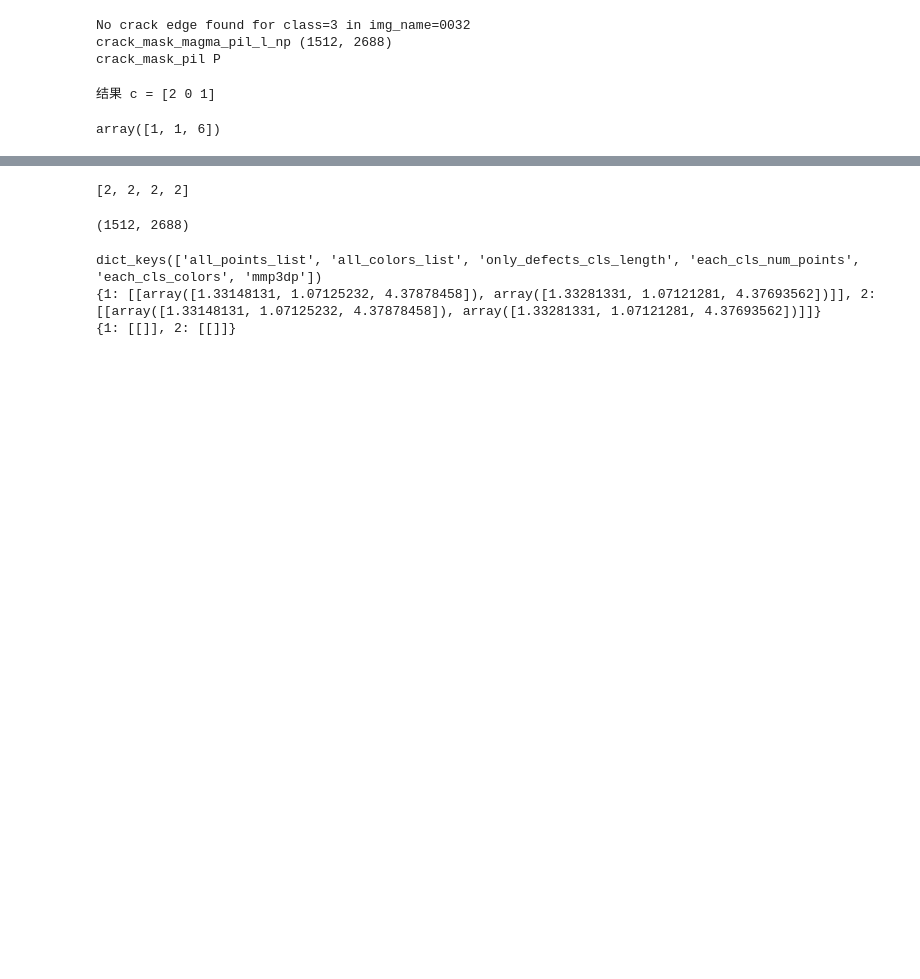
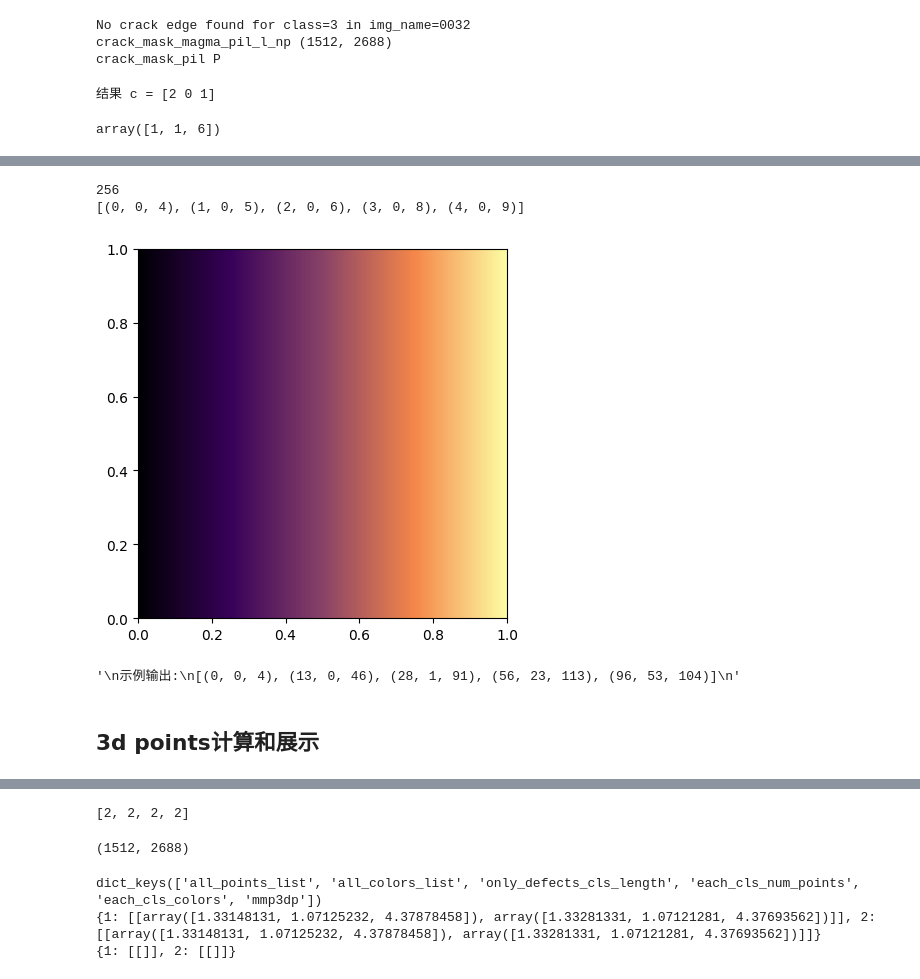
Before and after one commit to konglingxue123/2d-gaussian-splatting, a Jupyter notebook: tools/提取裂缝骨架-法向-宽度-交点到npy.ipynb, the cells around one changed output, grey strips where cells are left out. Cells and saved outputs as stored; diff of their text form; code cells hidden in the pictures; blank space fills up the shorter version.

```diff
--- a/tools/提取裂缝骨架-法向-宽度-交点到npy.ipynb
+++ b/tools/提取裂缝骨架-法向-宽度-交点到npy.ipynb
@@ -880,0 +878,58 @@ np.vstack((demo_one, np.array(cls_center_opints_dict[1][0]))).shape[0]: 315
+# %%
+def get_magma_color(t):
+    """输入0-1的数值，返回对应的magma颜色（0-255的整型RGB元组）"""
+    # 定义magma关键点的归一化RGB值（来自Matplotlib数据源）
+    colors = [
+        [0.001462, 0.000466, 0.013866],
+        [0.219677, 0.004925, 0.351534],
+        [0.538516, 0.261961, 0.406294],
+        [0.961152, 0.529473, 0.288488],
+        [0.988362, 0.998364, 0.644924]
+    ]
+    # 分段线性插值区间
+    positions = [0.0, 0.25, 0.5, 0.75, 1.0]
+
+    # 确定t所在的区间
+    for i in range(len(positions)-1):
+        if t >= positions[i] and t <= positions[i+1]:
+            # 计算插值比例
+            delta = (t - positions[i]) / (positions[i+1] - positions[i])
+            # 对RGB三个通道分别插值
+            r = colors[i][0] + (colors[i+1][0] - colors[i][0]) * delta
+            g = colors[i][1] + (colors[i+1][1] - colors[i][1]) * delta
+            b = colors[i][2] + (colors[i+1][2] - colors[i][2]) * delta
+            # 转换为0-255的整数
+            return (
+                int(round(r * 255)),
+                int(round(g * 255)),
+                int(round(b * 255))
+            )
+    return (0, 0, 0)  # 默认返回黑色
+
+def generate_magma_colormap(num=256):
+    """生成包含num个颜色的magma配色列表"""
+    colormap = []
+    for i in range(num):
+        t = i / (num - 1)  # 均匀采样0-1的范围
+        colormap.append(get_magma_color(t))
+    return colormap
+
+# 示例：生成256级的magma配色
+magma_colors = generate_magma_colormap()
+print(len(magma_colors))
+print(magma_colors[:5])  # 输出前5个颜色值
+# 显示magma_colors的图像
+import matplotlib.pyplot as plt
+plt.imshow([magma_colors[:]], extent=[0, 1, 0, 1])
+plt.show()
+"""
+示例输出:
+[(0, 0, 4), (13, 0, 46), (28, 1, 91), (56, 23, 113), (96, 53, 104)]
+"""
+# %% [output]
+256
+[(0, 0, 4), (1, 0, 5), (2, 0, 6), (3, 0, 8), (4, 0, 9)]
+[figure, added]
+'\n示例输出:\n[(0, 0, 4), (13, 0, 46), (28, 1, 91), (56, 23, 113), (96, 53, 104)]\n'
+# %% [markdown]
+## 3d points计算和展示
```
Also changed, not shown: parts of 4 cells of this notebook.
